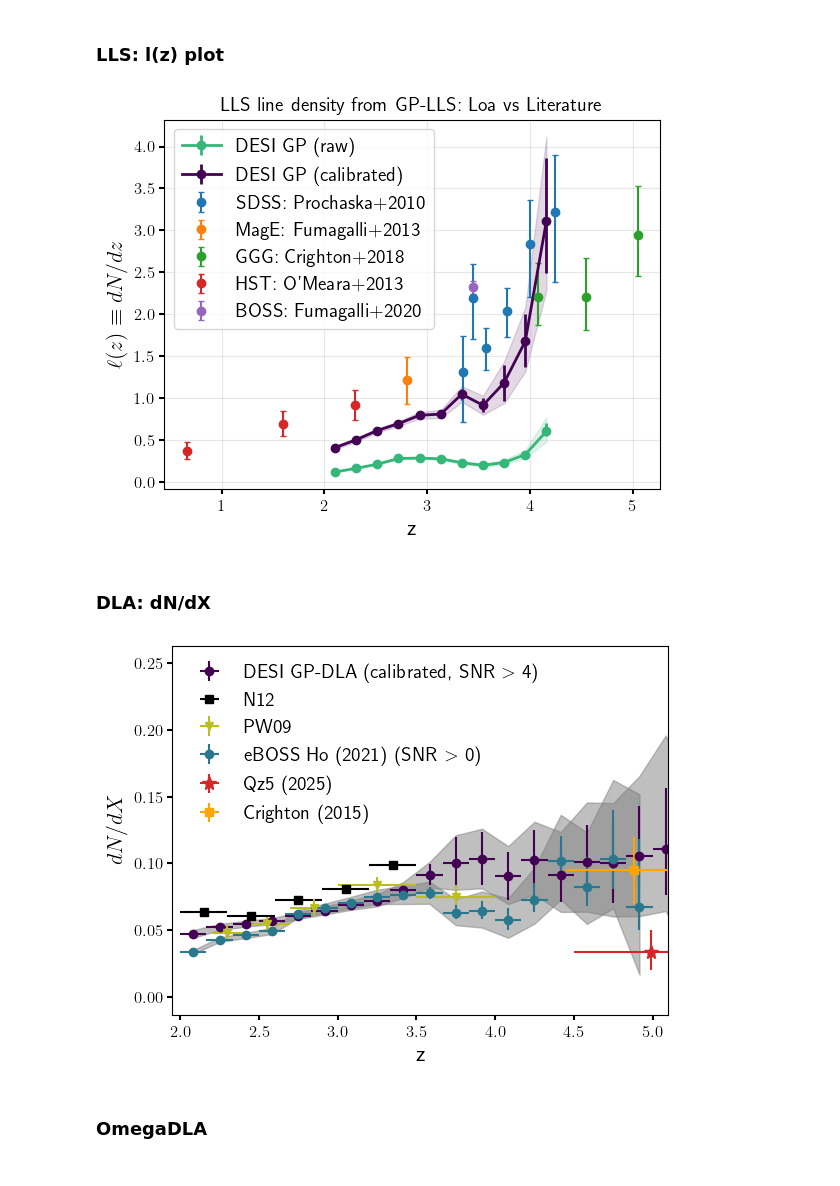
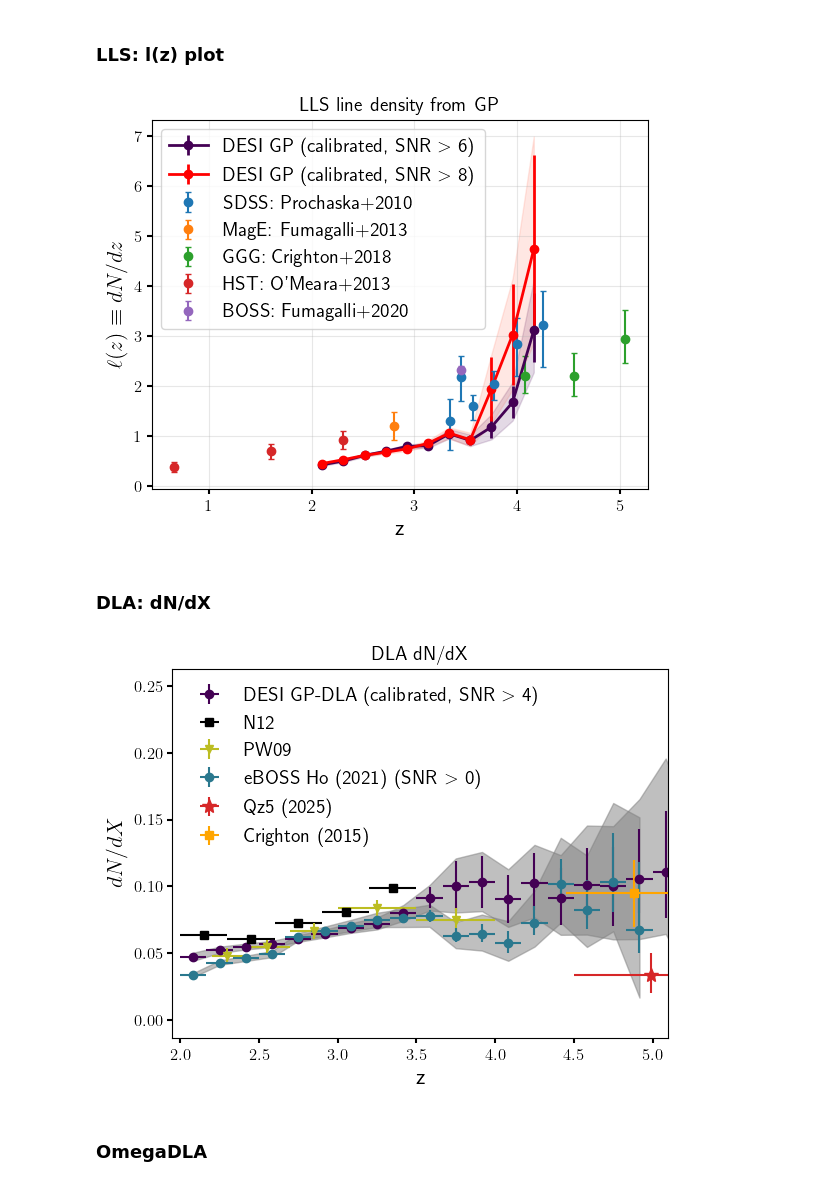
Before and after one commit to jibanCat/desi_gpy_dla_detection, a Jupyter notebook: notebooks/CDDF_dNdX_all.ipynb, the cells around one changed output. Saved outputs shown, nothing was run; the diff lists cells and outputs as text; code cells hidden in the pictures.

```diff
--- a/notebooks/CDDF_dNdX_all.ipynb
+++ b/notebooks/CDDF_dNdX_all.ipynb
@@ -274,9 +274,19 @@ zbins = zbins_from_zmid_uniform(z_cent)
 # --- common analysis settings ---
 common = dict(
     zbins=zbins,
-    zmin=2.0,
+
+    # search-window definition
+    zmin=2.15,                 # let the lower edge be set by Lyβ / lambda_obs_min
     zmax_global=None,
-    v_prox_kms=3000.0,
+    v_prox_kms=3000.0,         # proximity-zone cut
+
+    absorber_rest=1215.67,     # z_DLA defined using Lyα
+    blue_limit_mode="max",     # use max of all available lower-bound cuts
+    blue_rest=1025.72,         # Lyβ blue cutoff
+    lambda_obs_min=3700.0,     # match your DESI run directory name: minobswave_3700.0
+    lambda_obs_max=None,
+
+    # cosmology / misc
     Omega_m=0.279,
     assume_logNHI=True,
     n_boot=200,   # set 0 to skip bootstrap
@@ -304,6 +314,8 @@ out_dla = compute_dndx(
 )
 
 print("z_mid:", out_dla["z_mid"])
+print("LLS dN/dX:", out_lls["dndx"], "Poisson:", out_lls["err_poisson"], "Boot:", out_lls["err_boot"])
+print("subDLA dN/dX:", out_subdla["dndx"], "Poisson:", out_subdla["err_poisson"], "Boot:", out_subdla["err_boot"])
 print("DLA dN/dX:", out_dla["dndx"], "Poisson:", out_dla["err_poisson"], "Boot:", out_dla["err_boot"])
 # %% [output]
 z_mid: [2.10294118 2.30882353 2.51470588 2.72058824 2.92647059 3.13235294
@@ -2109,25 +2432,25 @@ import matplotlib.pyplot as plt
 fig, ax = plt.subplots()
 
 
-# --- raw ---
-ax.errorbar(
-    z_cent,
-    ell_raw,
-    yerr=[(ell_raw - ell68_raw[:, 0]), (ell68_raw[:, 1] - ell_raw)],
-    color=c_skyline, lw=2, label="DESI GP (raw)", marker="o"
-)
-ax.fill_between(
-    z_cent,
-    ell95_raw[:, 0], ell95_raw[:, 1],
-    color=c_skyline, alpha=0.15
-)
+# # --- raw ---
+# ax.errorbar(
+#     z_cent,
+#     ell_raw,
+#     yerr=[(ell_raw - ell68_raw[:, 0]), (ell68_raw[:, 1] - ell_raw)],
+#     color=c_skyline, lw=2, label="DESI GP (raw)", marker="o"
+# )
+# ax.fill_between(
+#     z_cent,
+#     ell95_raw[:, 0], ell95_raw[:, 1],
+#     color=c_skyline, alpha=0.15
+# )
 
 # --- calibrated ---
 ax.errorbar(
     corr_real["z_cent"],
     ell_corr,
     yerr=[(ell_corr - ell68_corr[:, 0]), (ell68_corr[:, 1] - ell_corr)],
-    color=c_flatirons, lw=2, label="DESI GP (calibrated)", marker="o"
+    color=c_flatirons, lw=2, label="DESI GP (calibrated, SNR $>$ 6)", marker="o"
 )
 ax.fill_between(
     corr_real["z_cent"],
@@ -2135,18 +2458,18 @@ ax.fill_between(
     color=c_flatirons, alpha=0.15
 )
 
-# # --- SNR > 8 calibrated ---
-# ax.errorbar(
-#     corr_real_highsnr["z_cent"],
-#     ell_corr_highsnr,
-#     yerr=[(ell_corr_highsnr - ell68_corr_highsnr[:, 0]), (ell68_corr_highsnr[:, 1] - ell_corr_highsnr)],
-#     color=c_flatirons_ll, lw=2, label="DESI GP (calibrated, SNR $>$ 8)", marker="o"
-# )
-# ax.fill_between(
-#     corr_real_highsnr["z_cent"],
-#     ell95_corr_highsnr[:, 0], ell95_corr_highsnr[:, 1],
-#     color=c_flatirons_ll, alpha=0.15
-# )
+# --- SNR > 8 calibrated ---
+ax.errorbar(
+    corr_real_highsnr["z_cent"],
+    ell_corr_highsnr,
+    yerr=[(ell_corr_highsnr - ell68_corr_highsnr[:, 0]), (ell68_corr_highsnr[:, 1] - ell_corr_highsnr)],
+    color="red", lw=2, label="DESI GP (calibrated, SNR $>$ 8)", marker="o"
+)
+ax.fill_between(
+    corr_real_highsnr["z_cent"],
+    ell95_corr_highsnr[:, 0], ell95_corr_highsnr[:, 1],
+    color="tomato", alpha=0.15
+)
 
 # literature values
 # from Michelle Fumagalli's lofz_literature.txt
@@ -2166,13 +2489,13 @@ for iref in range(5):
 
 ax.set_xlabel("z")
 ax.set_ylabel(r"$\ell(z) \equiv dN/dz$")
-ax.set_title("LLS line density from GP-LLS: Loa vs Literature")
+ax.set_title("LLS line density from GP")
 ax.legend(fontsize=14)
 ax.grid(True, alpha=0.3)
 
 plt.show()
 # %% [output]
-[figure, old version]
+[figure, new version]
 # %% [markdown]
 ### DLA: dN/dX
 # %%
@@ -2208,35 +2531,35 @@ plot_line_density(z_cent, dNdX, dndx68, dndx95, zmax=5, color=c_sunshine, label=
 
 # QZ5
 xerr= np.array([np.abs(4.5 - 4.99), np.abs(5.57-4.99)])[:, None]
 yerr=np.array([np.abs(0.02 - 0.034), np.abs(0.05 - 0.034)])[:, None]
 plt.errorbar(np.array([4.99]), np.array([0.034]), yerr=yerr, xerr=xerr, fmt="*", color="C3", label="Qz5 (2025)", markersize=10)
 
 # Crighton et al. (2015)
 xerr= np.array([np.abs(4.45 - 4.88), np.abs(5.31-4.88)])[:, None]
 yerr=np.array([np.abs(0.12 - 0.095), np.abs(0.07 - 0.095)])[:, None]
 plt.errorbar(np.array([4.88]), np.array([0.095]), yerr=yerr, xerr=xerr, fmt="s", color="orange", label="Crighton (2015)")
 
-
+plt.title("DLA dN/dX")
 plt.xlim(1.95, 5.1)
 plt.legend(fontsize=12)
 plt.ylabel(r"$dN/dX$")
 plt.xlabel("z")
 # save_figure(os.path.join(outfile, "dndx"))
 plt.legend(fontsize=14, frameon=False)
 plt.savefig(
     "/Users/jibanmac/Documents/Latex/gp_dla_desi_y3/figures/dndx_dla_completeness_correction.pdf",
     # os.path.join(outfile, "gp_desi_cddf.png"),
     bbox_inches="tight",
     dpi=300,
     # fontsize=16,
     transparent=True,
     pad_inches=0.1,
     facecolor="white",
     edgecolor="none",
     format="pdf",
 )
 # %% [output]
-[figure, old version]
+[figure, new version]
 # %% [markdown]
 ### OmegaDLA
 # %%
```
Also changed, not shown: parts of 23 cells of this notebook, 4 other files.
